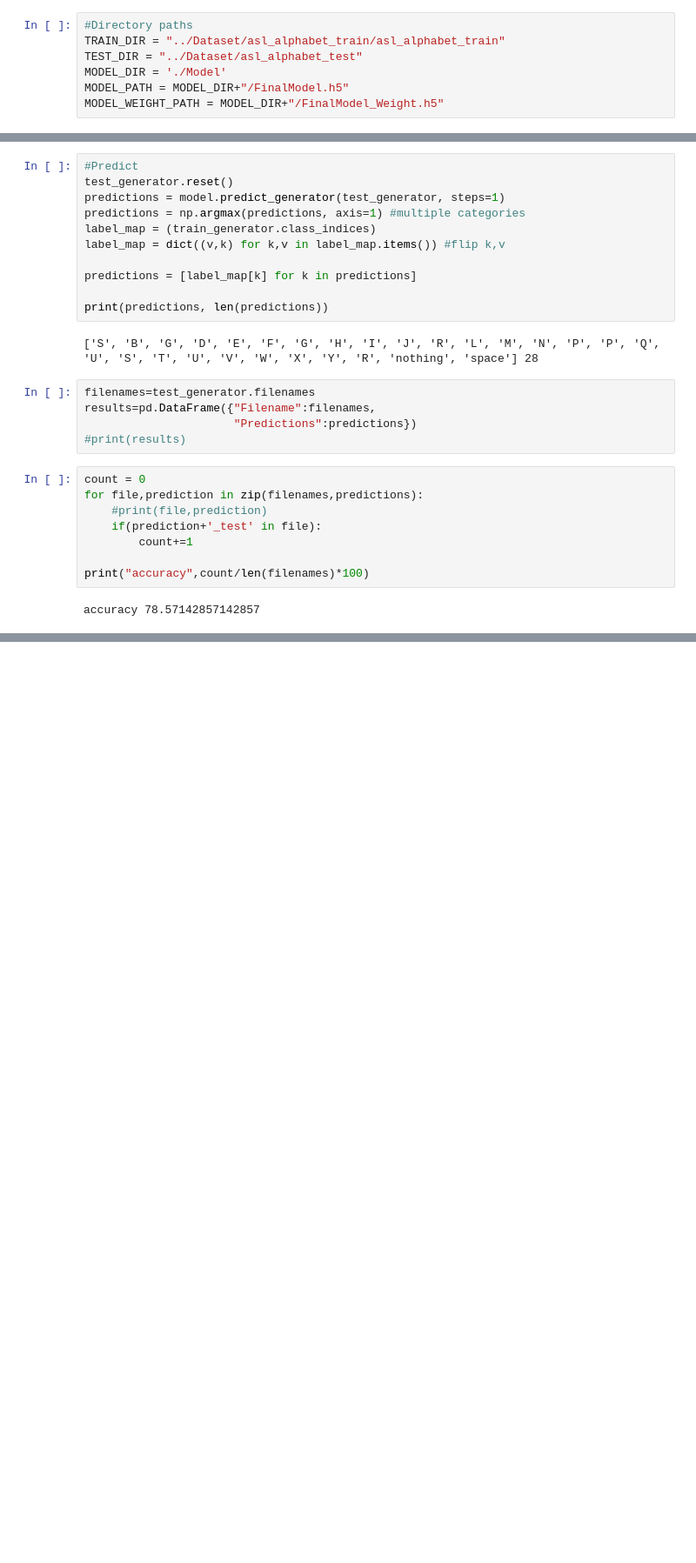
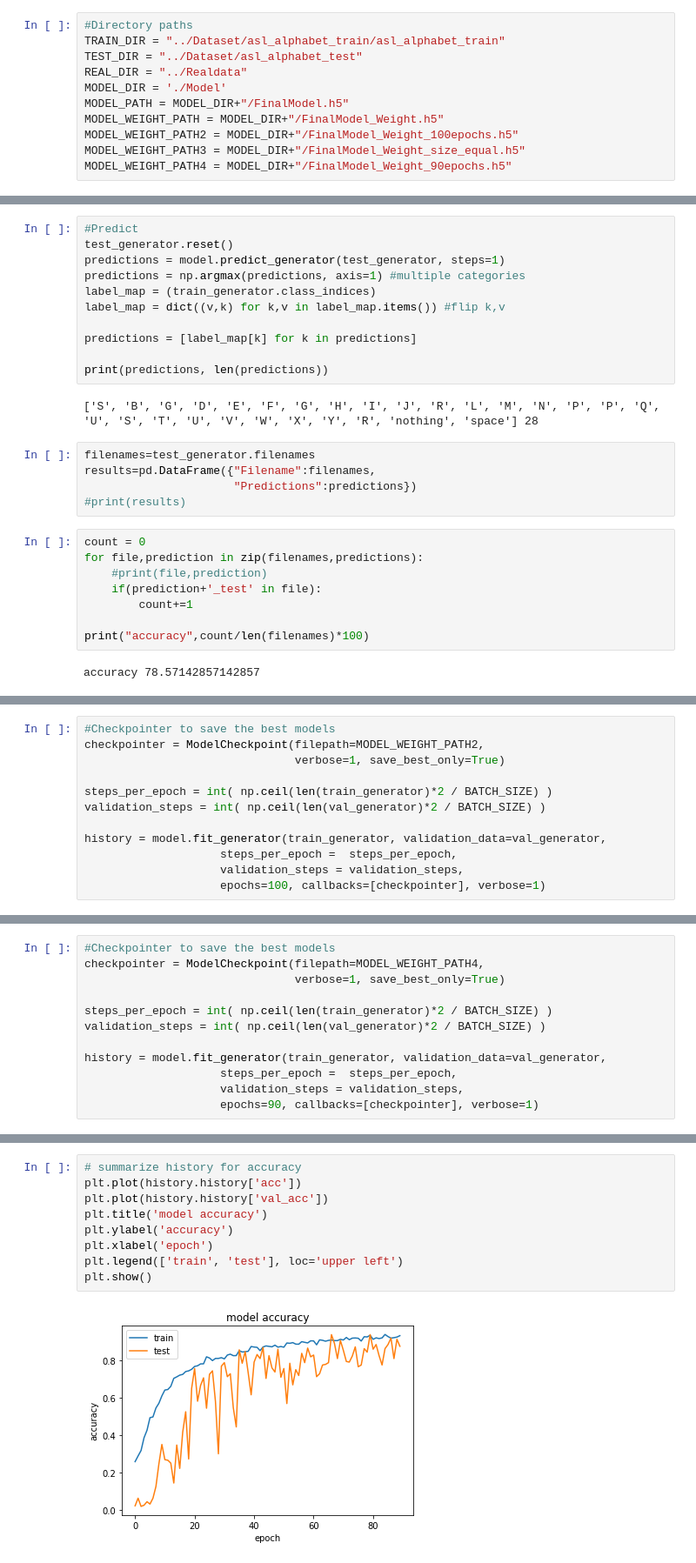
Before and after one commit to poolodhi/MLND, a Jupyter notebook: Final Code/Final_Code.ipynb, the cells around one changed output, grey strips where cells are left out. Shown at 87% size. Saved outputs shown, nothing was run; the diff lists cells and outputs as text; blank space fills up the shorter version.

Commit message:
Ran the model for 90epochs

```diff
--- a/Final Code/Final_Code.ipynb
+++ b/Final Code/Final_Code.ipynb
@@ -27,9 +27,13 @@ Using TensorFlow backend.
 #Directory paths
 TRAIN_DIR = "../Dataset/asl_alphabet_train/asl_alphabet_train"
 TEST_DIR = "../Dataset/asl_alphabet_test"
+REAL_DIR = "../Realdata"
 MODEL_DIR = './Model'
 MODEL_PATH = MODEL_DIR+"/FinalModel.h5"
 MODEL_WEIGHT_PATH = MODEL_DIR+"/FinalModel_Weight.h5"
+MODEL_WEIGHT_PATH2 = MODEL_DIR+"/FinalModel_Weight_100epochs.h5"
+MODEL_WEIGHT_PATH3 = MODEL_DIR+"/FinalModel_Weight_size_equal.h5"
+MODEL_WEIGHT_PATH4 = MODEL_DIR+"/FinalModel_Weight_90epochs.h5"
 # %%
 # Set global variables
 TARGET_SIZE = (64, 64)
@@ -297,0 +309,12 @@ accuracy 78.57142857142857
+# %%
+#Checkpointer to save the best models
+checkpointer = ModelCheckpoint(filepath=MODEL_WEIGHT_PATH2,
+                               verbose=1, save_best_only=True)
+
+steps_per_epoch = int( np.ceil(len(train_generator)*2 / BATCH_SIZE) )
+validation_steps = int( np.ceil(len(val_generator)*2 / BATCH_SIZE) )
+
+history = model.fit_generator(train_generator, validation_data=val_generator,
+                    steps_per_epoch =  steps_per_epoch,
+                    validation_steps = validation_steps,
+                    epochs=100, callbacks=[checkpointer], verbose=1)
@@ -297,0 +343,12 @@ accuracy 78.57142857142857
+# %%
+#Checkpointer to save the best models
+checkpointer = ModelCheckpoint(filepath=MODEL_WEIGHT_PATH4,
+                               verbose=1, save_best_only=True)
+
+steps_per_epoch = int( np.ceil(len(train_generator)*2 / BATCH_SIZE) )
+validation_steps = int( np.ceil(len(val_generator)*2 / BATCH_SIZE) )
+
+history = model.fit_generator(train_generator, validation_data=val_generator,
+                    steps_per_epoch =  steps_per_epoch,
+                    validation_steps = validation_steps,
+                    epochs=90, callbacks=[checkpointer], verbose=1)
@@ -297,0 +380,11 @@ accuracy 78.57142857142857
+# %%
+# summarize history for accuracy
+plt.plot(history.history['acc'])
+plt.plot(history.history['val_acc'])
+plt.title('model accuracy')
+plt.ylabel('accuracy')
+plt.xlabel('epoch')
+plt.legend(['train', 'test'], loc='upper left')
+plt.show()
+# %% [output]
+[figure, added]
```
Also changed, not shown: parts of 39 cells of this notebook.
